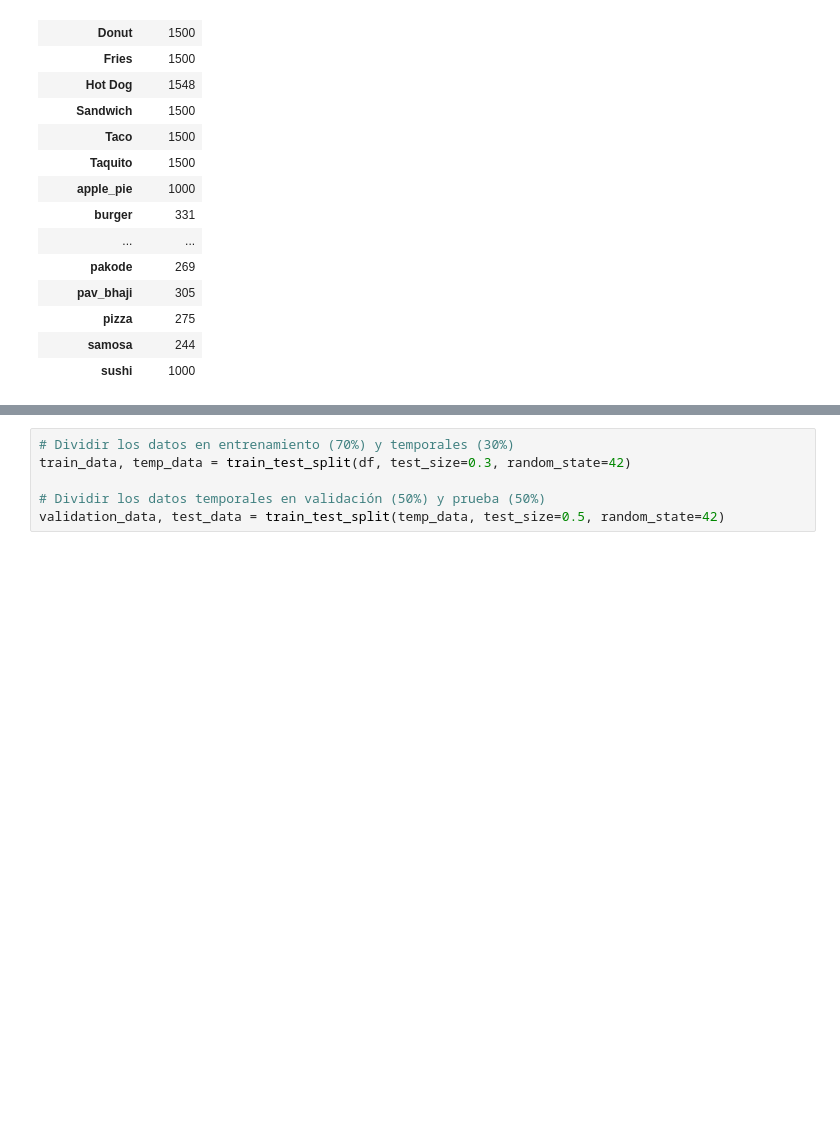
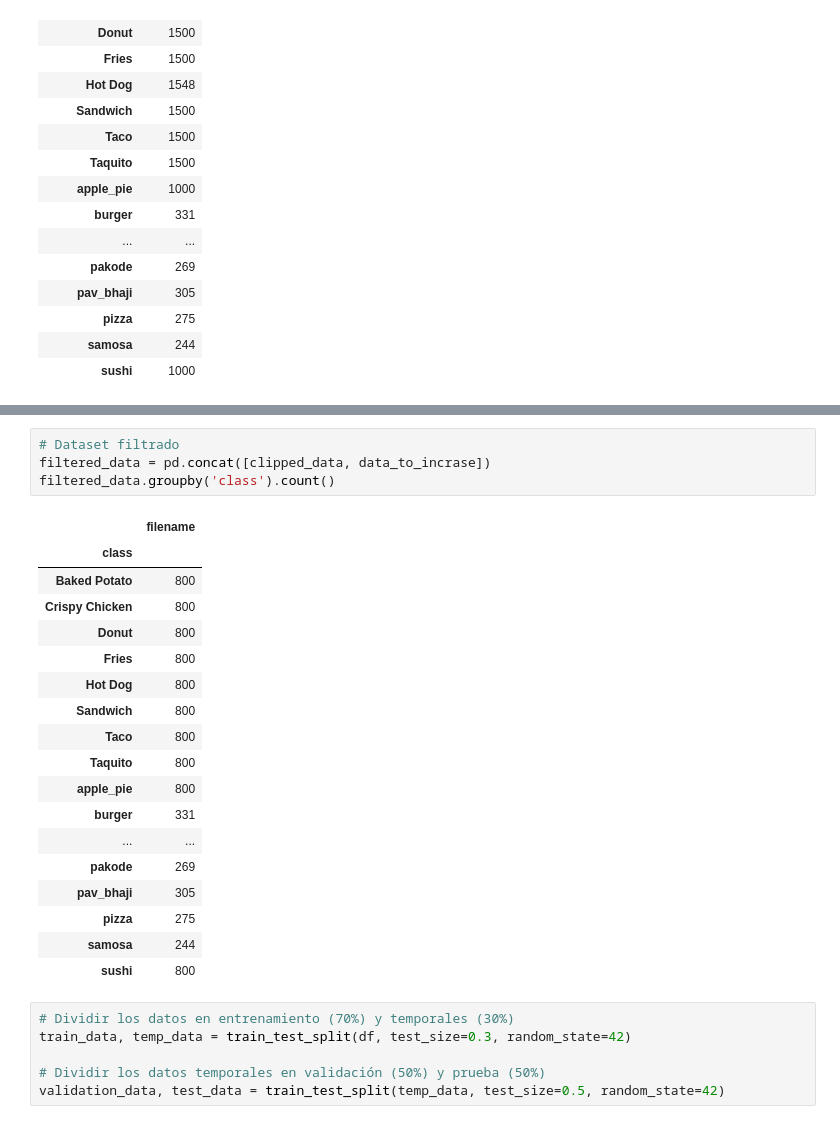
Before and after one commit to MiguelyGallego/FoodNet_Classifier, a Jupyter notebook: food_image_classification_dataset_model.ipynb, the cells around one changed output, grey strips where cells are left out. Cells and saved outputs as stored; diff of their text form; blank space fills up the shorter version.

```diff
--- a/food_image_classification_dataset_model.ipynb
+++ b/food_image_classification_dataset_model.ipynb
@@ -201,3 +266,26 @@ class_names = df['class'].unique()
+# %%
+# Dataset filtrado
+filtered_data = pd.concat([clipped_data, data_to_incrase])
+filtered_data.groupby('class').count()
+# %% [output]
+|  | filename |
+| class |  |
+| Baked Potato | 800 |
+| Crispy Chicken | 800 |
+| Donut | 800 |
+| Fries | 800 |
+| Hot Dog | 800 |
+| Sandwich | 800 |
+| Taco | 800 |
+| Taquito | 800 |
+| apple_pie | 800 |
+| burger | 331 |
+| ... | ... |
+| pakode | 269 |
+| pav_bhaji | 305 |
+| pizza | 275 |
+| samosa | 244 |
+| sushi | 800 |
 # %%
 # Dividir los datos en entrenamiento (70%) y temporales (30%)
 train_data, temp_data = train_test_split(df, test_size=0.3, random_state=42)
```
Also changed, not shown: parts of 34 cells of this notebook.
